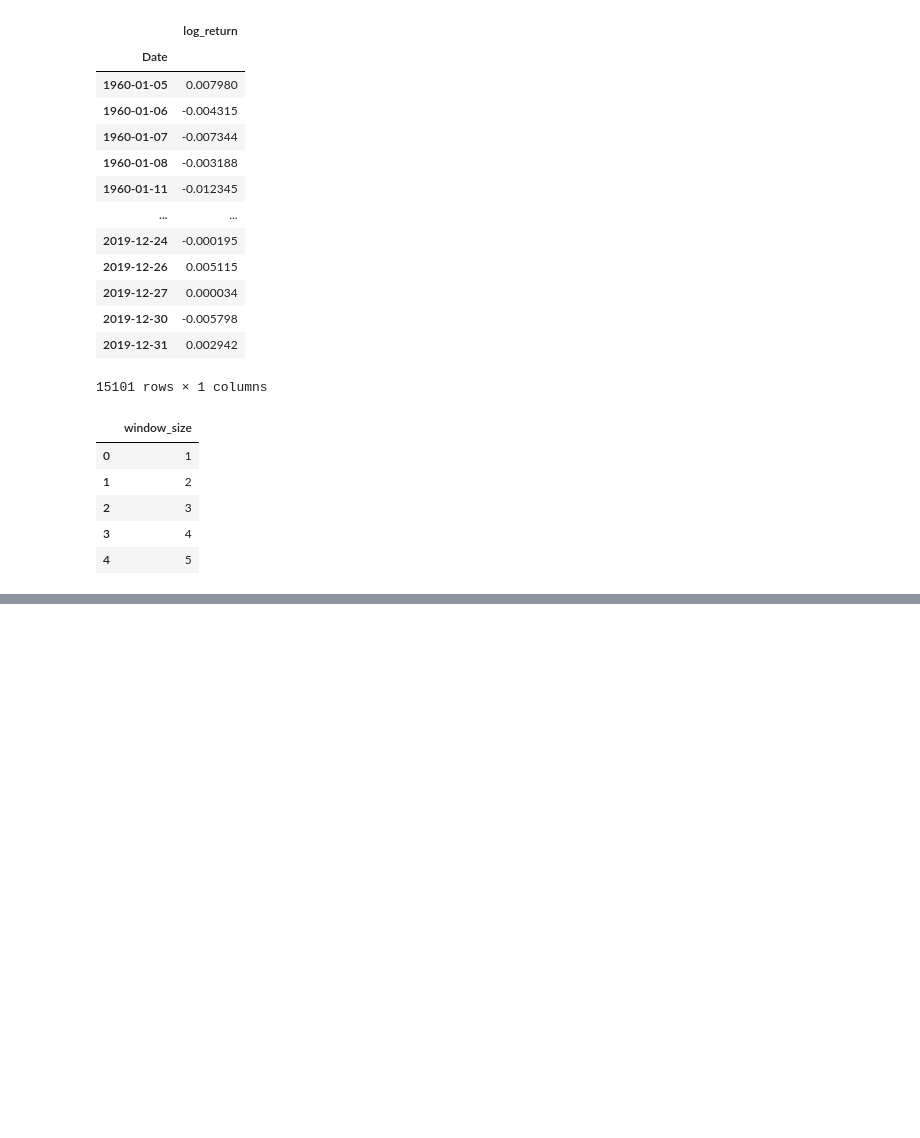
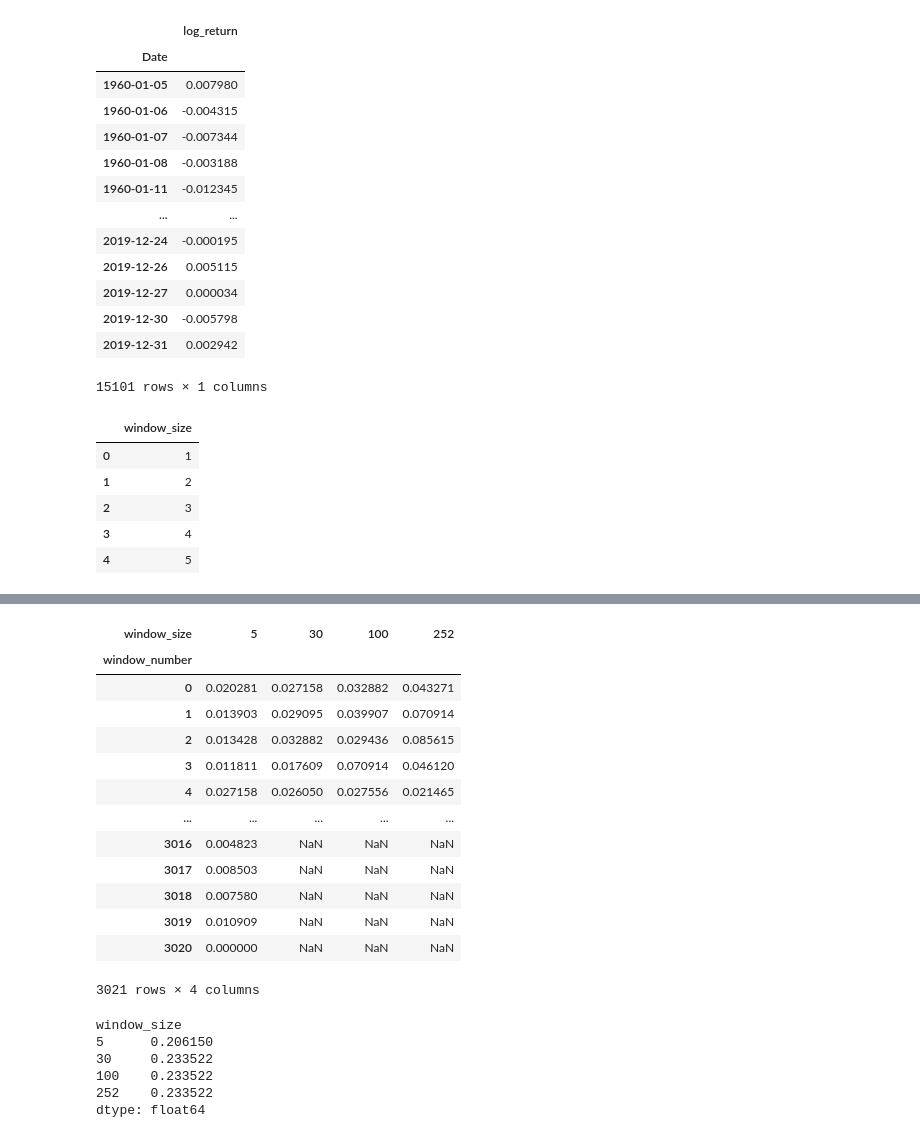
Before and after one commit to FergM/fattails, a Jupyter notebook: notebooks/NB37 - Diagnosing the SP500.ipynb, the cells around one changed output, grey strips where cells are left out. Drawn from its saved outputs; the diff is of its cells as text; code cells hidden in the pictures; blank space fills up the shorter version.

```diff
--- a/notebooks/NB37 - Diagnosing the SP500.ipynb
+++ b/notebooks/NB37 - Diagnosing the SP500.ipynb
@@ -194,0 +201,2 @@ ax.legend();
+# %%
+sr = pd.Series([0, 10, 5, 1000, 900])
@@ -194,0 +295,35 @@ ax.legend();
+# %%
+sr = df.daily_return
+
+drawdown_dict = {}
+for window_size in [5, 30, 100, 252]:
+
+    drawdown_dict[window_size] = apply_to_grouped_rows(sr, window_size, largest_drawdown)
+
+drawdown_df = pd.DataFrame(drawdown_dict)
+drawdown_df.columns.name = 'window_size'
+drawdown_df
+# %% [output]
+| window_size | 5 | 30 | 100 | 252 |
+| window_number |  |  |  |  |
+| 0 | 0.020281 | 0.027158 | 0.032882 | 0.043271 |
+| 1 | 0.013903 | 0.029095 | 0.039907 | 0.070914 |
+| 2 | 0.013428 | 0.032882 | 0.029436 | 0.085615 |
+| 3 | 0.011811 | 0.017609 | 0.070914 | 0.046120 |
+| 4 | 0.027158 | 0.026050 | 0.027556 | 0.021465 |
+| ... | ... | ... | ... | ... |
+| 3016 | 0.004823 | NaN | NaN | NaN |
+| 3017 | 0.008503 | NaN | NaN | NaN |
+| 3018 | 0.007580 | NaN | NaN | NaN |
+| 3019 | 0.010909 | NaN | NaN | NaN |
+| 3020 | 0.000000 | NaN | NaN | NaN |
+3021 rows × 4 columns
+# %%
+drawdown_df.max()
+# %% [output]
+window_size
+5      0.206150
+30     0.233522
+100    0.233522
+252    0.233522
+dtype: float64
```
Also changed, not shown: parts of 14 cells of this notebook.
